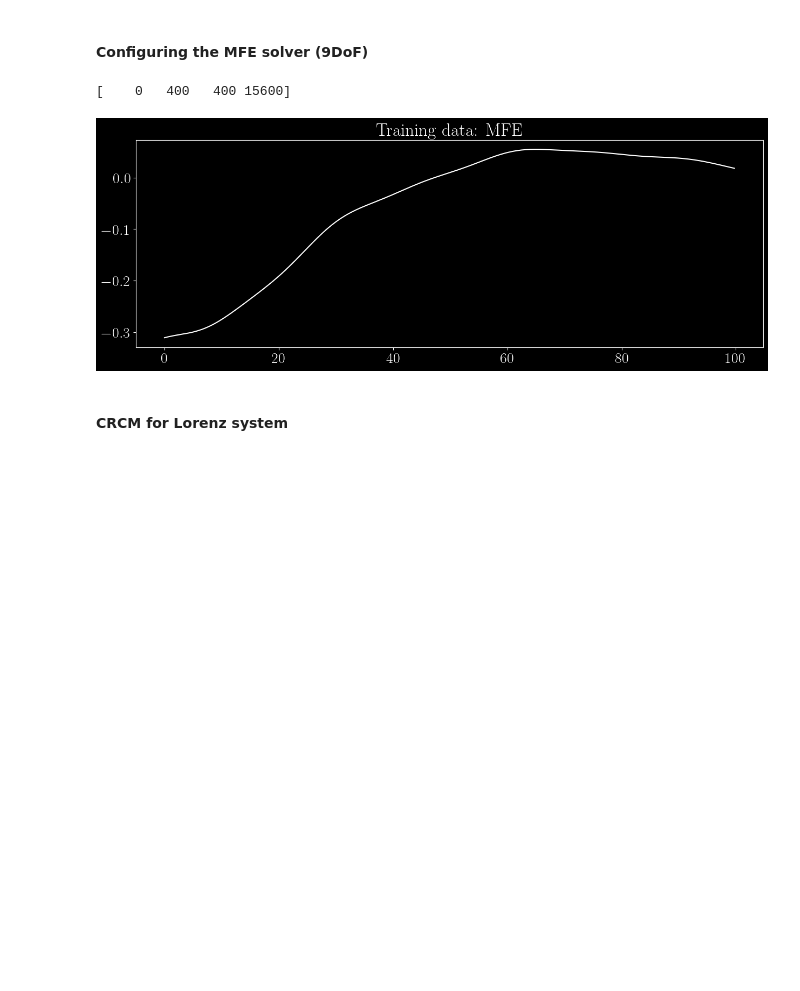
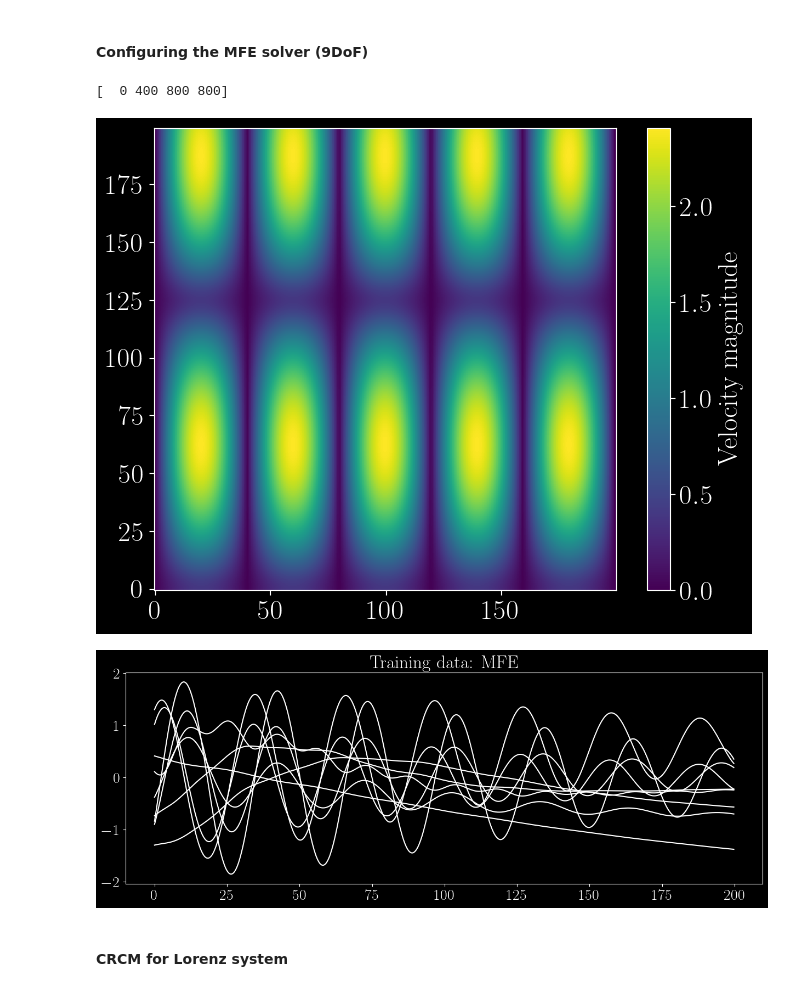
Before and after one commit to raihaan123/Quantum-Turbulence-Learning, a Jupyter notebook: src/MFE.ipynb, the cells around one changed output. Drawn from its saved outputs; the diff is of its cells as text; code cells hidden in the pictures; blank space fills up the shorter version.

Commit message:
Added MFE mode plots + training starting to work

```diff
--- a/src/MFE.ipynb
+++ b/src/MFE.ipynb
@@ -11,32 +11,33 @@ import numpy as np
 # %%
 # Data generation parameters
 dt = 0.25
 
 mfe_params = {
     "L_x": 4 * np.pi,
     "L_y": 2,
     "L_z": 2 * np.pi,
     "Re" : 400,
     "k_l": 0.48,
     "k_e": 0.1
 }
 
 # Define N for washout, training, validation and testing
 N_transient     = 0
 N_washout       = 100
-N_train         = 100
-N_test          = 3900
+N_train         = 200
+N_test          = 200
 N_sets          = (np.array([N_transient, N_washout, N_train, N_test]) / dt).astype(int)
 print(N_sets)
 u0 = [1, 0, 0.07066, -0.07076, 0, 0, 0, 0, 0]
 
 # Instantiate the solver object with prescribed initial state
 mfe9 = MFE(params=mfe_params, dt=dt, N_sets=N_sets, u0=u0)
 mfe9.generate()
 mfe9.plot()
 # %% [output]
-[    0   400   400 15600]
+[  0 400 800 800]
-[figure, old version]
+[figure, new version]
+[figure, added]
 # %% [markdown]
 #### CRCM for Lorenz system
 # %%
```
Also changed, not shown: parts of 2 cells of this notebook, 7 other files.
